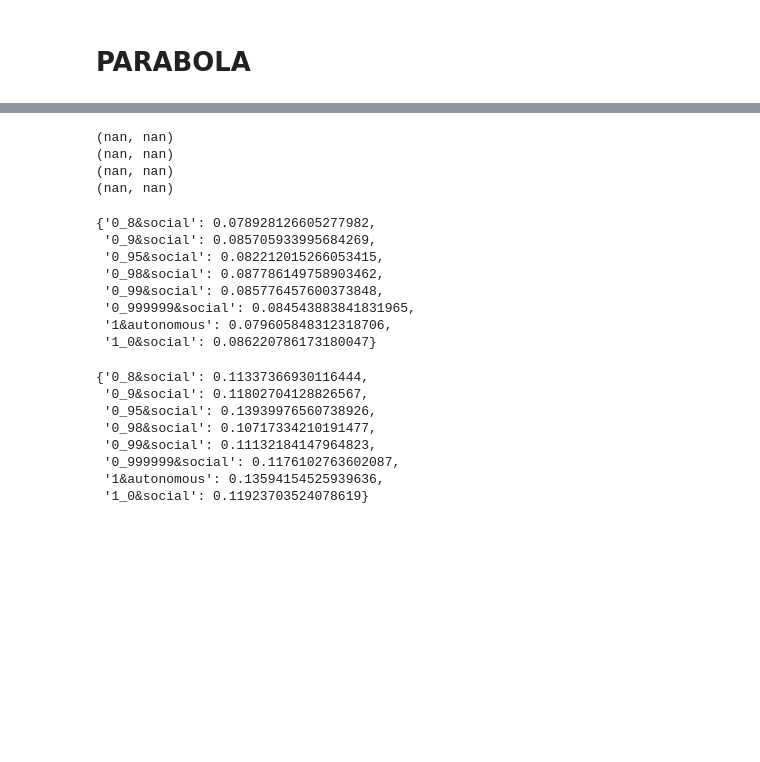
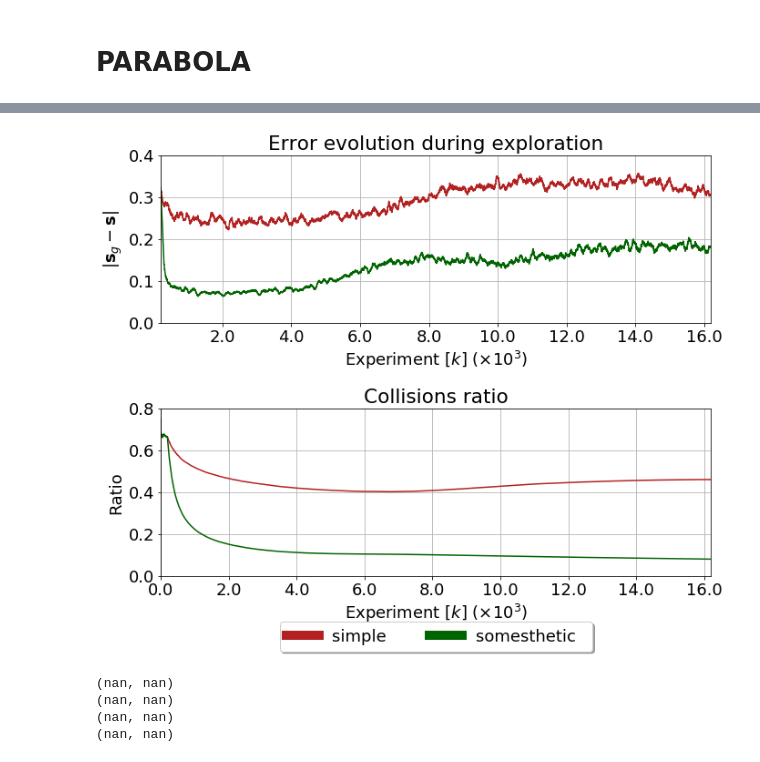
Before and after one commit to yumilceh/artificialbabbling, a Jupyter notebook: exploration/executables/March18/parabola_results_chap5.ipynb, the cells around one changed output, grey strips where cells are left out. Drawn from its saved outputs; the diff is of its cells as text; code cells hidden in the pictures; blank space fills up the shorter version.

```diff
--- a/exploration/executables/March18/parabola_results_chap5.ipynb
+++ b/exploration/executables/March18/parabola_results_chap5.ipynb
@@ -371,0 +417,51 @@ fig1.savefig('C:/Users/yumilceh/Dropbox/Aplicaciones/ShareLaTeX/PhD_Thesis/chapt
+# %%
+fig3, ax3 = plt.subplots(2,1)
+plt.sca(ax3[0])
+ax3[0].set_title('Error evolution during exploration')
+win_sz=100
+for key, color in zip(error_ev_whole_av.keys(), colors_):
+    data_plt = moving_av(comp_av_w[key],win_sz)
+    plt.plot(data_plt, linestyle='-', marker='', lw = 1.5, color=color)
+plt.xlabel(r'Experiment [$k$] ($\times 10^3$)')
+plt.ylabel(r'$|\mathbf{s}_g-\mathbf{s}|$')
+ax3[0].set_xlim([200,n_samples+1])
+ax3[0].set_ylim([0,0.4])
+ticks = ax3[0].get_xticks()*10**-3
+ax3[0].set_xticklabels(ticks)
+
+plt.sca(ax3[1])
+ax3[1].set_title('Collisions ratio')
+for key, color in zip(error_ev_whole_av.keys(), colors_):
+    if key not in groups_to_plot:
+        continue
+    data_plt = incremental_mean(coll_av_e[key])
+    plt.plot(data_plt, linestyle='-', marker='',lw = 1.5,color=color)
+
+plt.xlabel(r'Experiment [$k$] ($\times 10^3$)')
+plt.ylabel('Ratio')
+ax3[1].set_xlim([0,n_samples+1])
+ax3[1].set_ylim([0,0.8])
+ticks = ax3[1].get_xticks()*10**-3
+ax3[1].set_xticklabels(ticks)
+
+
+lds_ = []
+for key, color in zip(error_ev_whole_av.keys(), colors_):
+    key = key.replace('_','.')
+    key = key.replace('&','  ')
+    key = key.replace('proprio','somesthetic')
+    key = key.replace('autonomous','')
+    lds_ += [key]
+
+lgd3 = plt.legend(lds_,\
+           ncol=4,loc='lower right', fontsize=18,bbox_to_anchor=(0.8, -0.5), #bbox_to_anchor=(hor,ver)
+          fancybox=True, shadow=True)
+for legobj in lgd3.legendHandles:
+    legobj.set_linewidth(10.0)
+
+for ax_ in ax3:
+    ax_.grid(True)
+
+plt.tight_layout()
+# %% [output]
+[figure, added]
@@ -395,14 +482,3 @@ print(get_stat_test(means_std_s))
 (nan, nan)
 (nan, nan)
 (nan, nan)
-# %%
-means_av_w
-# %% [output]
-{'0_8&social': 0.078928126605277982,
- '0_9&social': 0.085705933995684269,
- '0_95&social': 0.082212015266053415,
- '0_98&social': 0.087786149758903462,
- '0_99&social': 0.085776457600373848,
- '0_999999&social': 0.084543883841831965,
- '1&autonomous': 0.079605848312318706,
- '1_0&social': 0.086220786173180047}
@@ -411,11 +484,0 @@ means_std_w
-# %%
-means_av_s
-# %% [output]
-{'0_8&social': 0.11337366930116444,
- '0_9&social': 0.11802704128826567,
- '0_95&social': 0.13939976560738926,
- '0_98&social': 0.10717334210191477,
- '0_99&social': 0.11132184147964823,
- '0_999999&social': 0.1176102763602087,
- '1&autonomous': 0.13594154525939636,
- '1_0&social': 0.11923703524078619}
```
Also changed, not shown: parts of 15 cells of this notebook, 2 other files.
